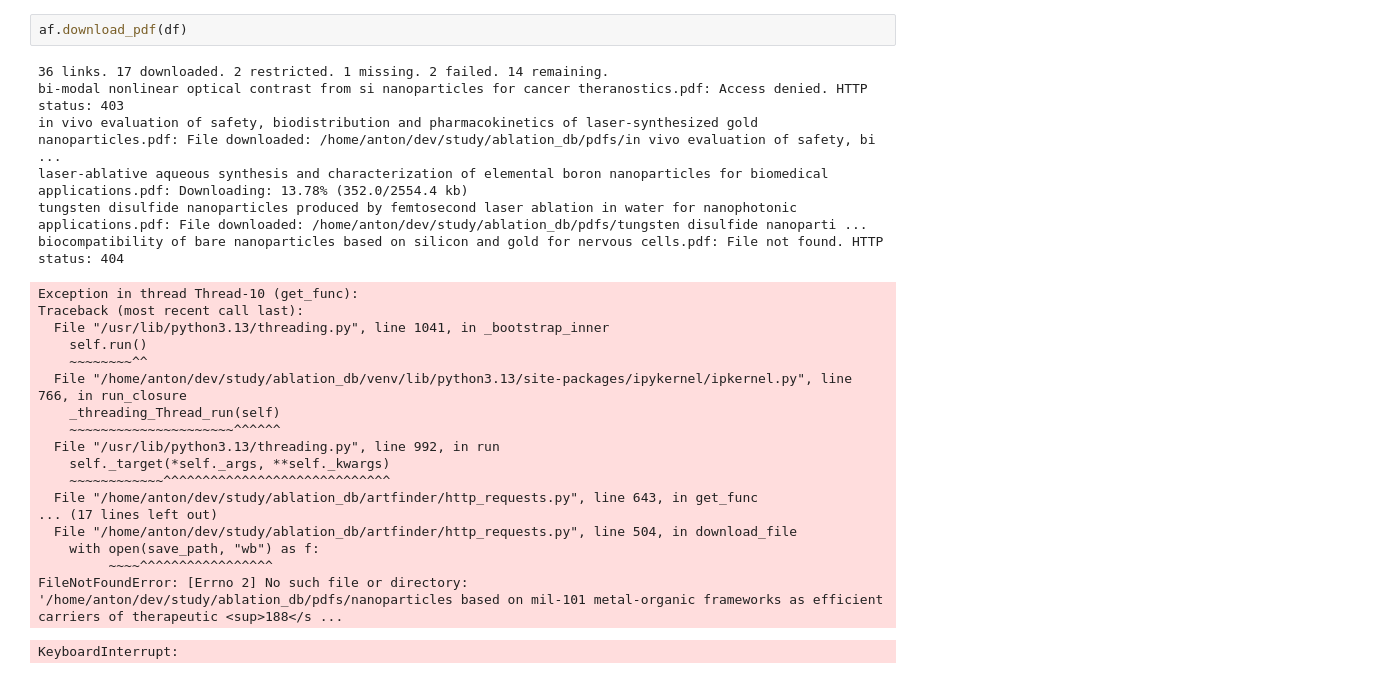
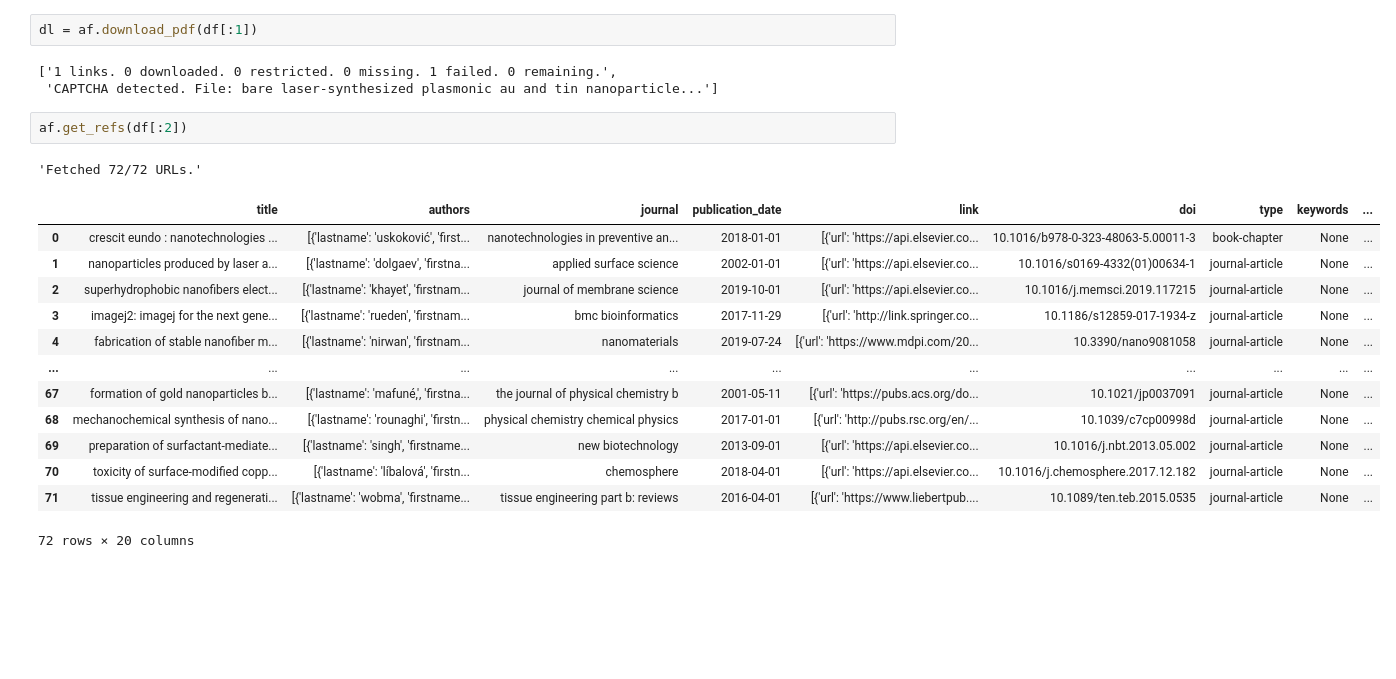
Before and after one commit to Kaldarinz/artfinder, a Jupyter notebook: artfinder-tests.ipynb, the cells around one changed output. Saved outputs shown, nothing was run; the diff lists cells and outputs as text; blank space fills up the shorter version.

Commit message:
cleaning directory tree

```diff
--- a/artfinder-tests.ipynb
+++ b/artfinder-tests.ipynb
@@ -50,27 +60,22 @@ memory usage: 12.5+ KB
 # %%
-af.download_pdf(df)
+dl = af.download_pdf(df[:1])
 # %% [output]
-36 links. 17 downloaded. 2 restricted. 1 missing. 2 failed. 14 remaining.
-bi‐modal nonlinear optical contrast from si nanoparticles for cancer theranostics.pdf: Access denied. HTTP status: 403
-in vivo evaluation of safety, biodistribution and pharmacokinetics of laser-synthesized gold nanoparticles.pdf: File downloaded: /home/anton/dev/study/ablation_db/pdfs/in vivo evaluation of safety, bi ...
-laser-ablative aqueous synthesis and characterization of elemental boron nanoparticles for biomedical applications.pdf: Downloading: 13.78% (352.0/2554.4 kb)
-tungsten disulfide nanoparticles produced by femtosecond laser ablation in water for nanophotonic applications.pdf: File downloaded: /home/anton/dev/study/ablation_db/pdfs/tungsten disulfide nanoparti ...
-biocompatibility of bare nanoparticles based on silicon and gold for nervous cells.pdf: File not found. HTTP status: 404
+['1 links. 0 downloaded. 0 restricted. 0 missing. 1 failed. 0 remaining.',
+ 'CAPTCHA detected. File: bare laser-synthesized plasmonic au and tin nanoparticle...']
-Exception in thread Thread-10 (get_func):
-Traceback (most recent call last):
-  File "/usr/lib/python3.13/threading.py", line 1041, in _bootstrap_inner
-    self.run()
-    ~~~~~~~~^^
-  File "/home/anton/dev/study/ablation_db/venv/lib/python3.13/site-packages/ipykernel/ipkernel.py", line 766, in run_closure
-    _threading_Thread_run(self)
-    ~~~~~~~~~~~~~~~~~~~~~^^^^^^
-  File "/usr/lib/python3.13/threading.py", line 992, in run
-    self._target(*self._args, **self._kwargs)
-    ~~~~~~~~~~~~^^^^^^^^^^^^^^^^^^^^^^^^^^^^^
-  File "/home/anton/dev/study/ablation_db/artfinder/http_requests.py", line 643, in get_func
-... (17 lines left out)
-  File "/home/anton/dev/study/ablation_db/artfinder/http_requests.py", line 504, in download_file
-    with open(save_path, "wb") as f:
-         ~~~~^^^^^^^^^^^^^^^^^
-FileNotFoundError: [Errno 2] No such file or directory: '/home/anton/dev/study/ablation_db/pdfs/nanoparticles based on mil-101 metal-organic frameworks as efficient carriers of therapeutic <sup>188</s ...
-KeyboardInterrupt:
+# %%
+af.get_refs(df[:2])
+# %% [output]
+'Fetched 72/72 URLs.'
+|  | title | authors | journal | publication_date | link | doi | type | keywords | ... |
+| 0 | crescit eundo : nanotechnologies ... | [{'lastname': 'uskoković', 'first... | nanotechnologies in preventive an... | 2018-01-01 | [{'url': 'https://api.elsevier.co... | 10.1016/b978-0-323-48063-5.00011-3 | book-chapter | None | ... |
+| 1 | nanoparticles produced by laser a... | [{'lastname': 'dolgaev', 'firstna... | applied surface science | 2002-01-01 | [{'url': 'https://api.elsevier.co... | 10.1016/s0169-4332(01)00634-1 | journal-article | None | ... |
+| 2 | superhydrophobic nanofibers elect... | [{'lastname': 'khayet', 'firstnam... | journal of membrane science | 2019-10-01 | [{'url': 'https://api.elsevier.co... | 10.1016/j.memsci.2019.117215 | journal-article | None | ... |
+| 3 | imagej2: imagej for the next gene... | [{'lastname': 'rueden', 'firstnam... | bmc bioinformatics | 2017-11-29 | [{'url': 'http://link.springer.co... | 10.1186/s12859-017-1934-z | journal-article | None | ... |
+| 4 | fabrication of stable nanofiber m... | [{'lastname': 'nirwan', 'firstnam... | nanomaterials | 2019-07-24 | [{'url': 'https://www.mdpi.com/20... | 10.3390/nano9081058 | journal-article | None | ... |
+| ... | ... | ... | ... | ... | ... | ... | ... | ... | ... |
+| 67 | formation of gold nanoparticles b... | [{'lastname': 'mafuné,', 'firstna... | the journal of physical chemistry b | 2001-05-11 | [{'url': 'https://pubs.acs.org/do... | 10.1021/jp0037091 | journal-article | None | ... |
+| 68 | mechanochemical synthesis of nano... | [{'lastname': 'rounaghi', 'firstn... | physical chemistry chemical physics | 2017-01-01 | [{'url': 'http://pubs.rsc.org/en/... | 10.1039/c7cp00998d | journal-article | None | ... |
+| 69 | preparation of surfactant-mediate... | [{'lastname': 'singh', 'firstname... | new biotechnology | 2013-09-01 | [{'url': 'https://api.elsevier.co... | 10.1016/j.nbt.2013.05.002 | journal-article | None | ... |
+| 70 | toxicity of surface-modified copp... | [{'lastname': 'líbalová', 'firstn... | chemosphere | 2018-04-01 | [{'url': 'https://api.elsevier.co... | 10.1016/j.chemosphere.2017.12.182 | journal-article | None | ... |
+| 71 | tissue engineering and regenerati... | [{'lastname': 'wobma', 'firstname... | tissue engineering part b: reviews | 2016-04-01 | [{'url': 'https://www.liebertpub.... | 10.1089/ten.teb.2015.0535 | journal-article | None | ... |
+72 rows × 20 columns
```
Also changed, not shown: parts of 4 cells of this notebook, 4 other files.
